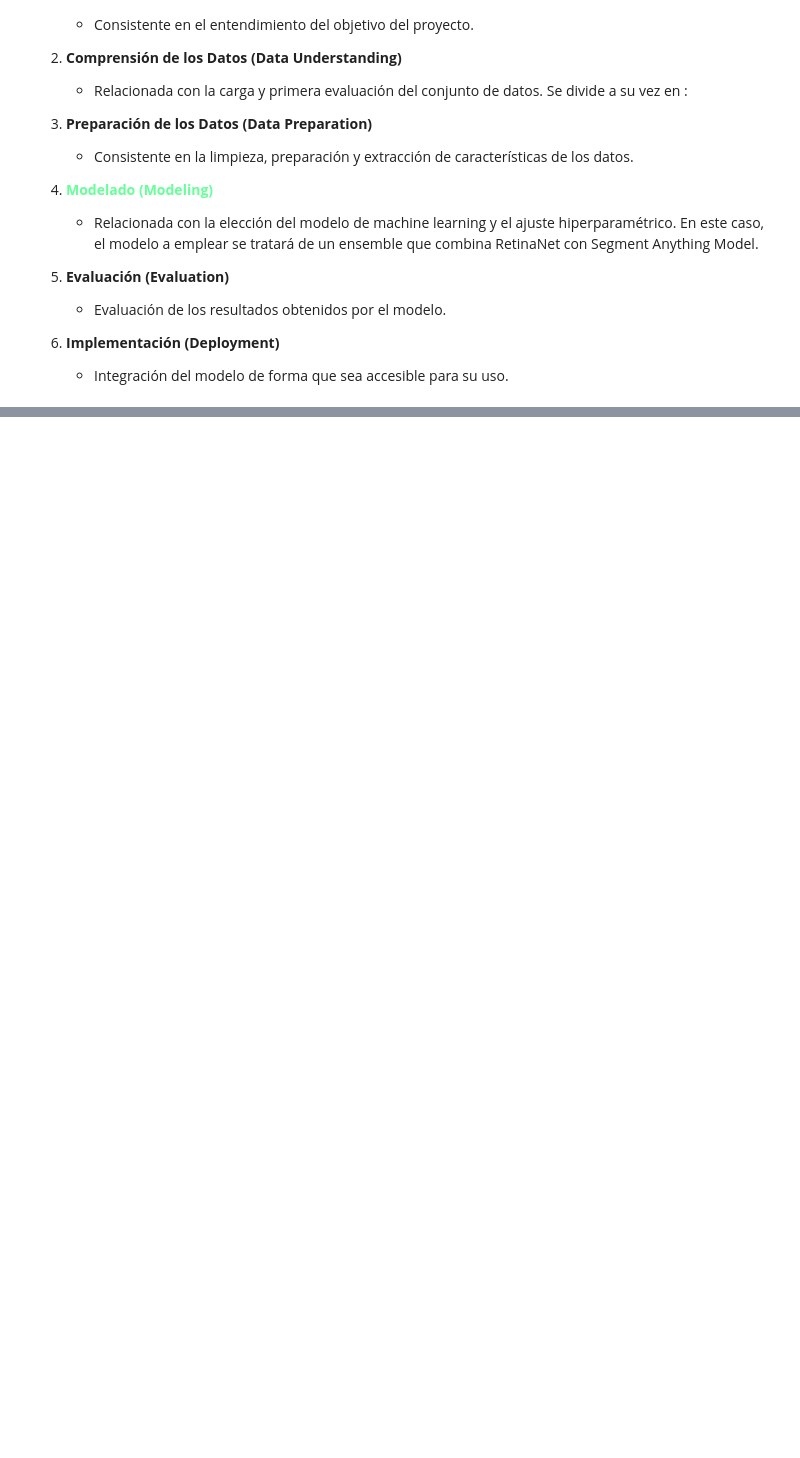
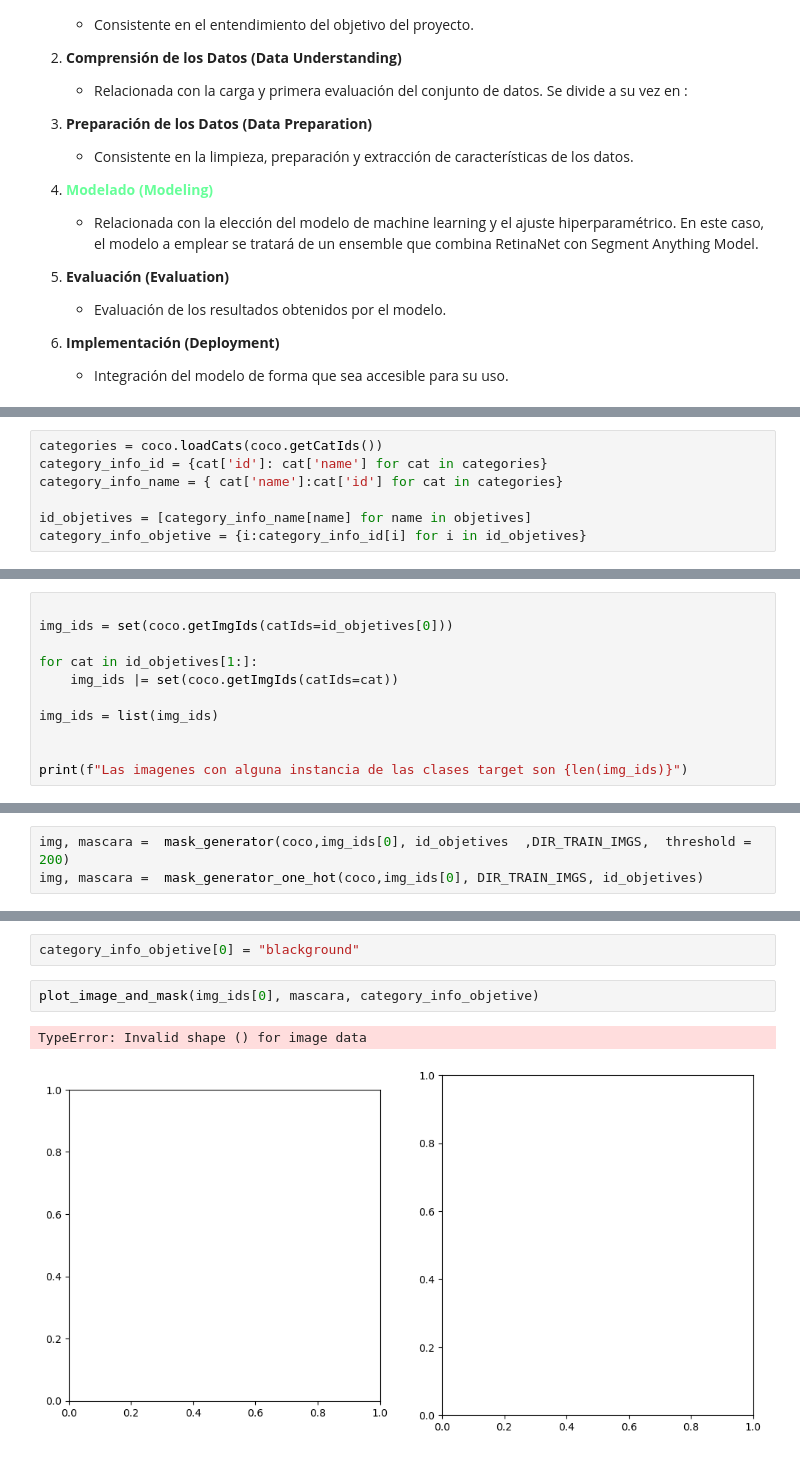
Before and after one commit to rucasca/TFM, a Jupyter notebook: src/data_modeling_RetinaNet.ipynb, the cells around one changed output, grey strips where cells are left out. Saved outputs shown, nothing was run; the diff lists cells and outputs as text; blank space fills up the shorter version.

```diff
--- a/src/data_modeling_RetinaNet.ipynb
+++ b/src/data_modeling_RetinaNet.ipynb
@@ -82,0 +116,7 @@ plt.show()
+# %%
+categories = coco.loadCats(coco.getCatIds())
+category_info_id = {cat['id']: cat['name'] for cat in categories}
+category_info_name = { cat['name']:cat['id'] for cat in categories}
+
+id_objetives = [category_info_name[name] for name in objetives]
+category_info_objetive = {i:category_info_id[i] for i in id_objetives}
@@ -82,0 +127,11 @@ plt.show()
+# %%
+
+img_ids = set(coco.getImgIds(catIds=id_objetives[0]))
+
+for cat in id_objetives[1:]:
+    img_ids |= set(coco.getImgIds(catIds=cat))
+
+img_ids = list(img_ids)
+
+
+print(f"Las imagenes con alguna instancia de las clases target son {len(img_ids)}")
@@ -82,0 +140,3 @@ plt.show()
+# %%
+img, mascara =  mask_generator(coco,img_ids[0], id_objetives  ,DIR_TRAIN_IMGS,  threshold = 200)
+img, mascara =  mask_generator_one_hot(coco,img_ids[0], DIR_TRAIN_IMGS, id_objetives)
@@ -82,0 +185,7 @@ plt.show()
+# %%
+category_info_objetive[0] = "blackground"
+# %%
+plot_image_and_mask(img_ids[0], mascara, category_info_objetive)
+# %% [output]
+TypeError: Invalid shape () for image data
+[figure, added]
```
Also changed, not shown: parts of 26 cells of this notebook, 2 other files.
